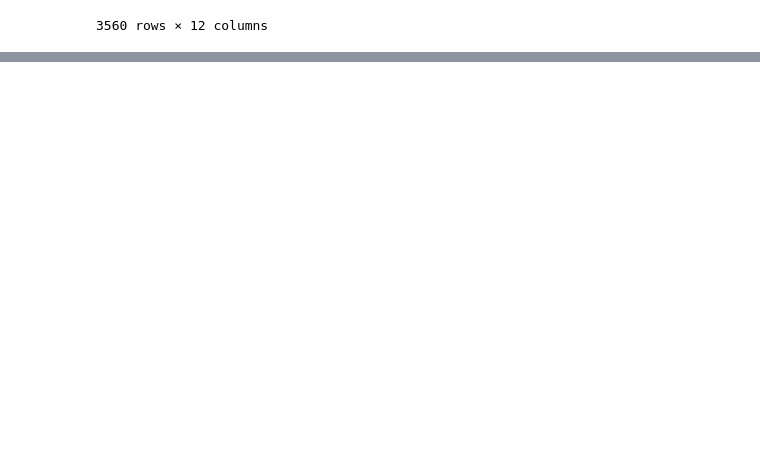
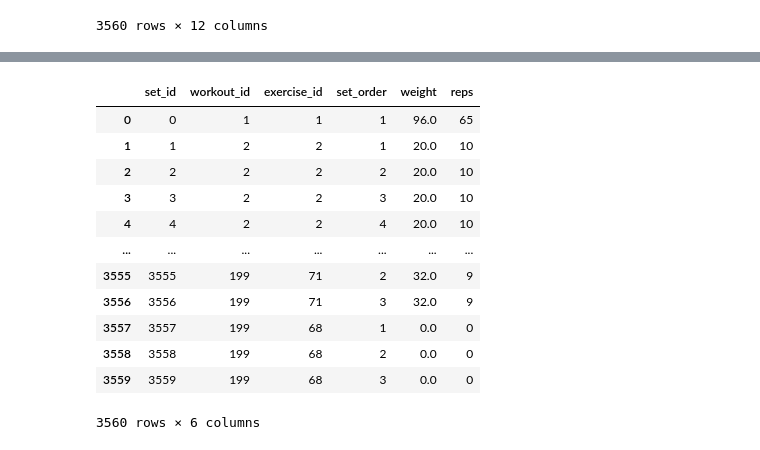
Before and after one commit to SSais/selfhost_db, a Jupyter notebook: notebooks/data_transformation.ipynb, the cells around one changed output, grey strips where cells are left out. Cells and saved outputs as stored; diff of their text form; code cells hidden in the pictures; blank space fills up the shorter version.

```diff
--- a/notebooks/data_transformation.ipynb
+++ b/notebooks/data_transformation.ipynb
@@ -61,0 +44,9 @@ df
+# %%
+# Turn the index into an id column
+df['set_id'] = df.index + 1
+# %%
+# Renaming id to set_id
+#df = df.rename(columns={'id': 'set_id'})
+
+# This sets the index as id - but the index starts at 0
+df = df.reset_index(names='set_id')
@@ -61,0 +69,14 @@ df
+# %%
+# Normalise table
+
+
+# Creating the workout table
+workouts = df[['duration', 'date', 'workout_name']].drop_duplicates().reset_index(drop=True)
+
+# Add index
+workouts['workout_id'] = workouts.index + 1
+
+# Re-order columns
+workouts = workouts[['workout_id', 'date', 'workout_name', 'duration']]
+
+workouts
@@ -61,0 +97,7 @@ df
+# %%
+# Creating the exercise table
+
+exercises = df[['exercise_name']].drop_duplicates().reset_index(drop=True)
+exercises['exercise_id'] = exercises.index + 1
+exercises = exercises[['exercise_id', 'exercise_name']]
+exercises
@@ -61,0 +118,25 @@ df
+# %%
+# Creating the sets table
+
+
+sets = pd.merge(df, workouts, on=['date', 'workout_name', 'duration'], how='left')
+sets = pd.merge(sets, exercises, on='exercise_name', how='left')
+sets = sets.drop(columns=["date", "workout_name", "duration", "exercise_name"])
+sets= sets[['set_id', 'workout_id', 'exercise_id', 'set_order', 'weight', 'reps']]
+
+
+sets
+# %% [output]
+|  | set_id | workout_id | exercise_id | set_order | weight | reps |
+| 0 | 0 | 1 | 1 | 1 | 96.0 | 65 |
+| 1 | 1 | 2 | 2 | 1 | 20.0 | 10 |
+| 2 | 2 | 2 | 2 | 2 | 20.0 | 10 |
+| 3 | 3 | 2 | 2 | 3 | 20.0 | 10 |
+| 4 | 4 | 2 | 2 | 4 | 20.0 | 10 |
+| ... | ... | ... | ... | ... | ... | ... |
+| 3555 | 3555 | 199 | 71 | 2 | 32.0 | 9 |
+| 3556 | 3556 | 199 | 71 | 3 | 32.0 | 9 |
+| 3557 | 3557 | 199 | 68 | 1 | 0.0 | 0 |
+| 3558 | 3558 | 199 | 68 | 2 | 0.0 | 0 |
+| 3559 | 3559 | 199 | 68 | 3 | 0.0 | 0 |
+3560 rows × 6 columns
```
Also changed, not shown: parts of 7 cells of this notebook.
